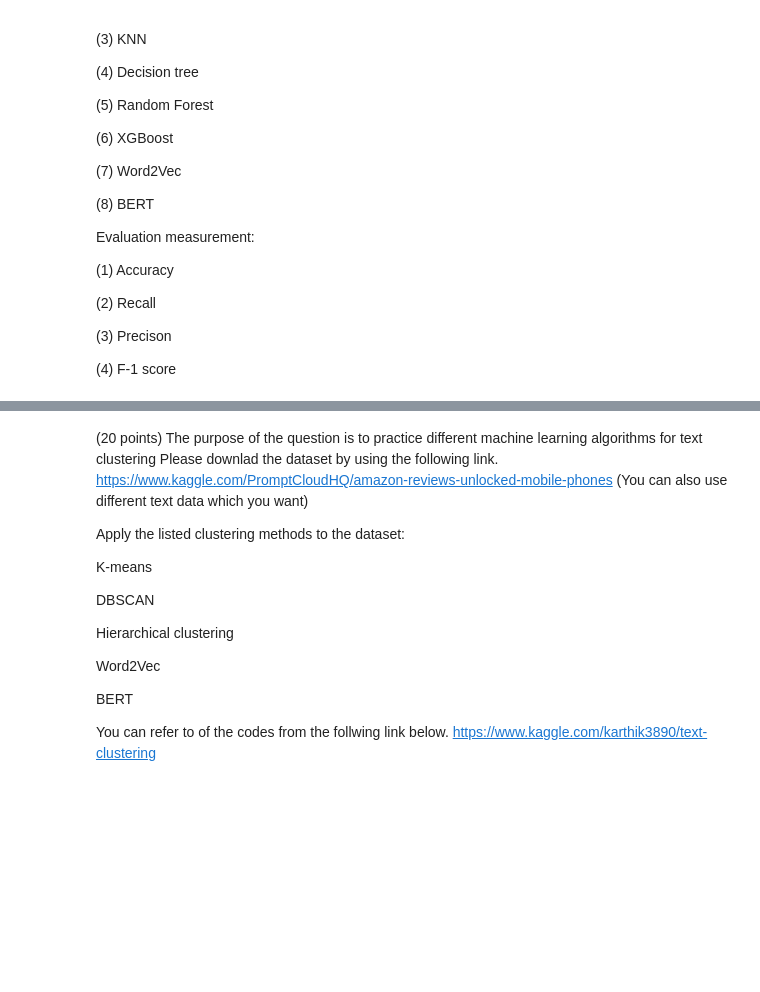
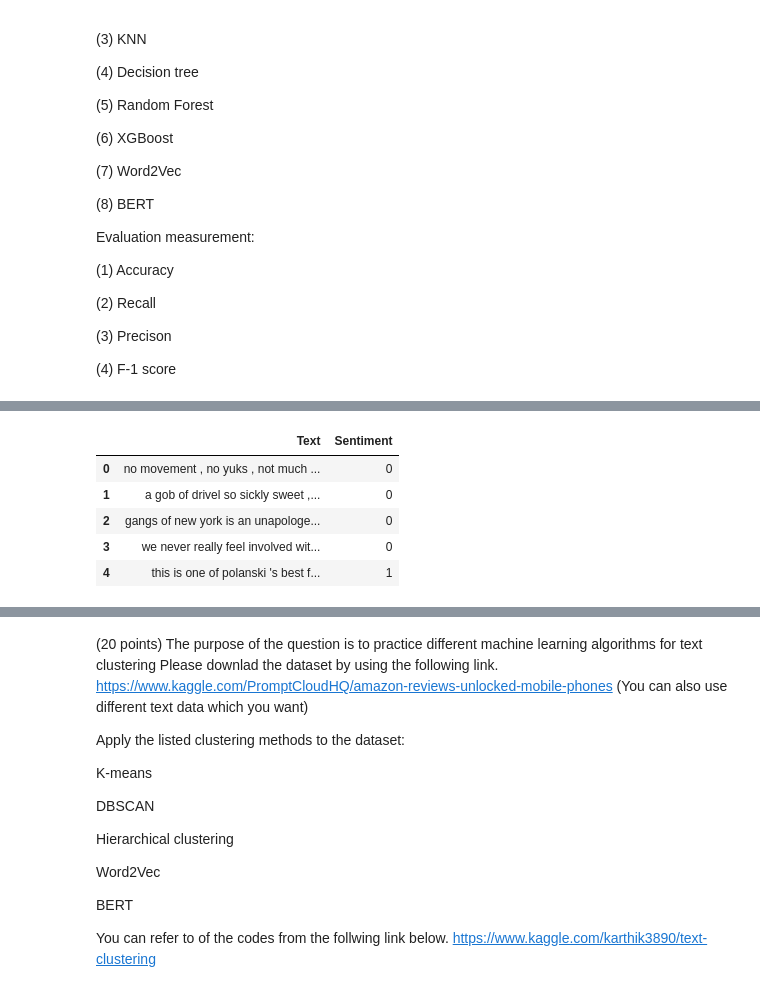
Before and after one commit to saikumar-dumpoju/Saikumar_INFO5731_Fall2023, a Jupyter notebook: Dumpoju_Exercise_05.ipynb, the cells around one changed output, grey strips where cells are left out. Cells and saved outputs as stored; diff of their text form; code cells hidden in the pictures; blank space fills up the shorter version.

```diff
--- a/Dumpoju_Exercise_05.ipynb
+++ b/Dumpoju_Exercise_05.ipynb
@@ -36,0 +64,9 @@ Evaluation measurement:
+# %%
+test_dfrme.head()
+# %% [output]
+|  | Text | Sentiment |
+| 0 | no movement , no yuks , not much ... | 0 |
+| 1 | a gob of drivel so sickly sweet ,... | 0 |
+| 2 | gangs of new york is an unapologe... | 0 |
+| 3 | we never really feel involved wit... | 0 |
+| 4 | this is one of polanski 's best f... | 1 |
```
Also changed, not shown: parts of 15 cells of this notebook.
